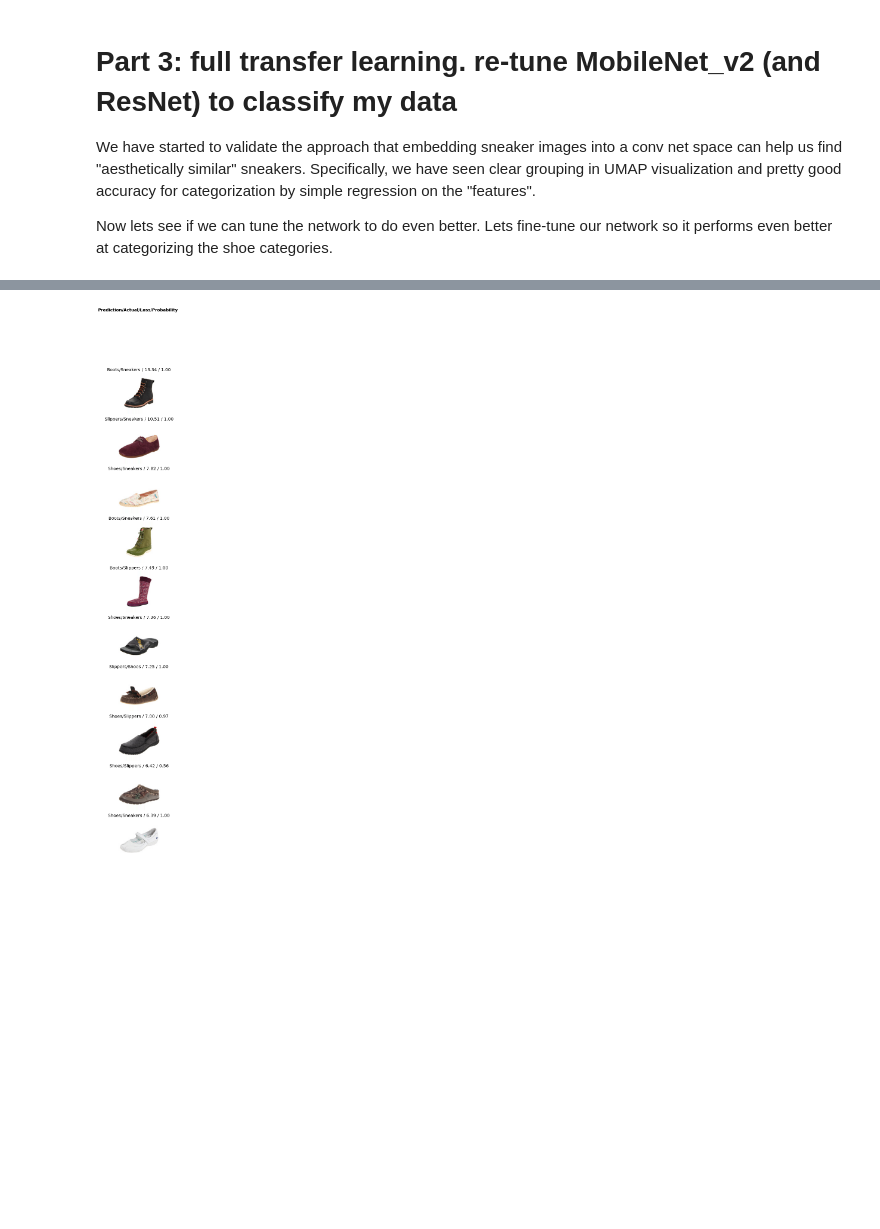
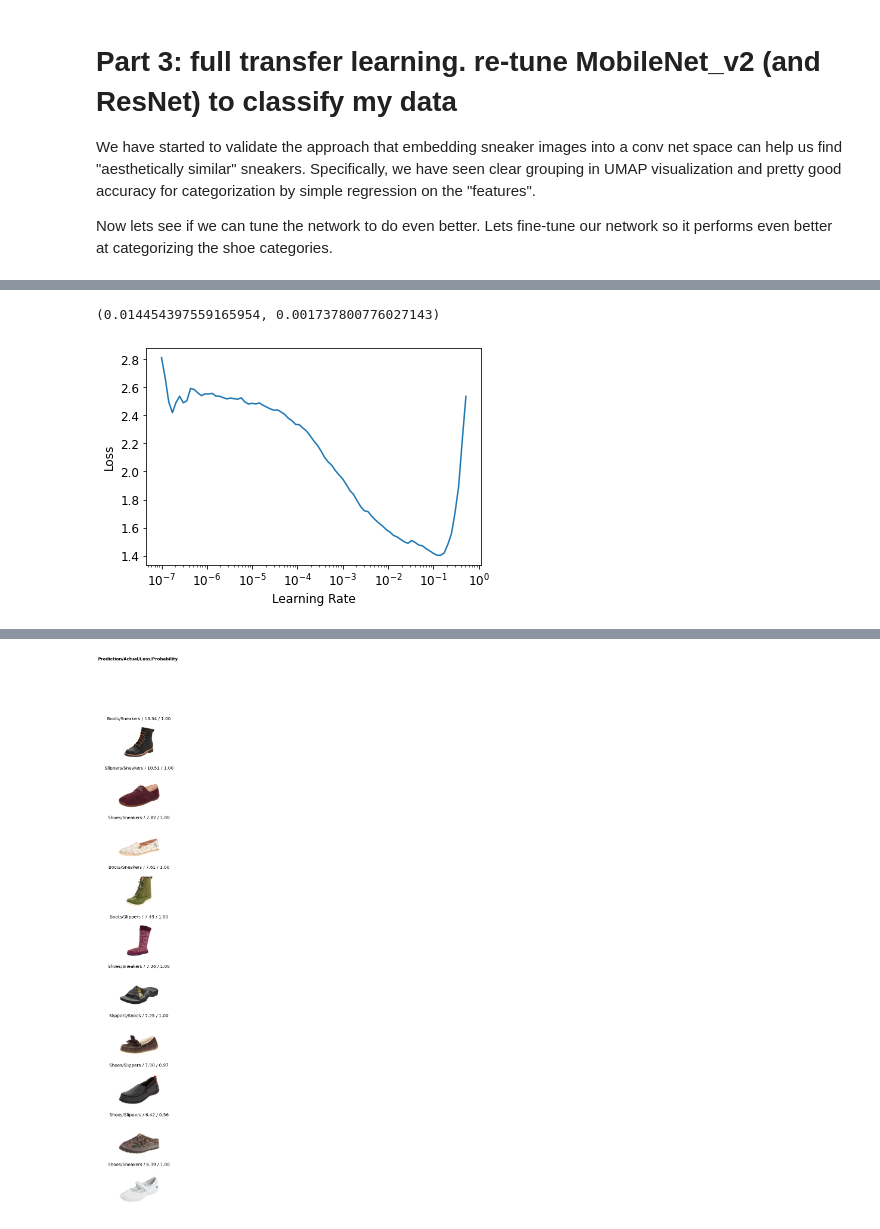
Before and after one commit to ergonyc/snkr-finder, a Jupyter notebook: 03_model.ipynb, the cells around one changed output, grey strips where cells are left out. Drawn from its saved outputs; the diff is of its cells as text; code cells hidden in the pictures; blank space fills up the shorter version.

```diff
--- a/03_model.ipynb
+++ b/03_model.ipynb
@@ -188,0 +197,5 @@ model_meta[torchvision.models.mobilenet_v2] = {**_mobilenet_v2_meta}
+# %%
+lr_min, lr_steep = learn.lr_find()
+
+lr_min,lr_steep
+# %% [output]
@@ -188,0 +203,2 @@ model_meta[torchvision.models.mobilenet_v2] = {**_mobilenet_v2_meta}
+(0.014454397559165954, 0.001737800776027143)
+[figure, added]
```
Also changed, not shown: parts of 26 cells of this notebook, 28 other files.
